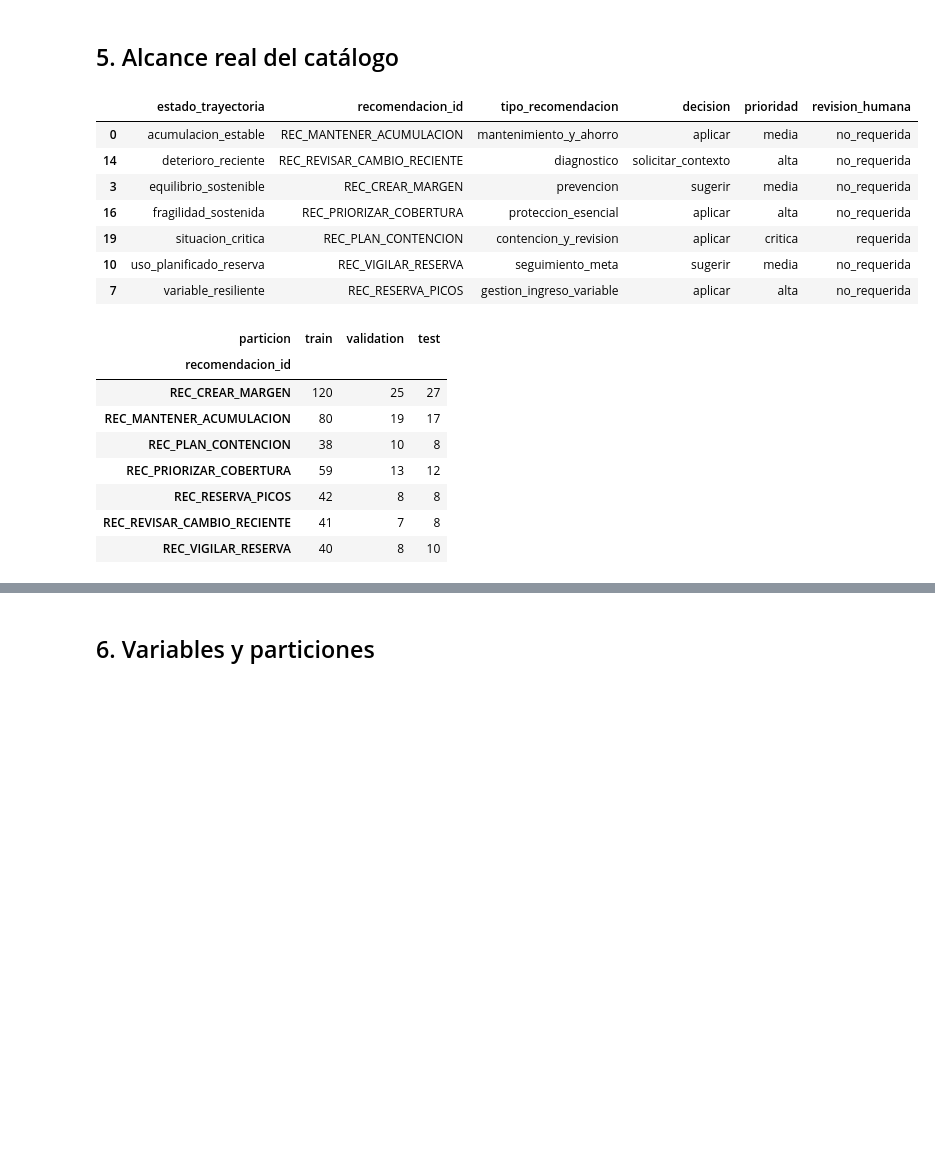
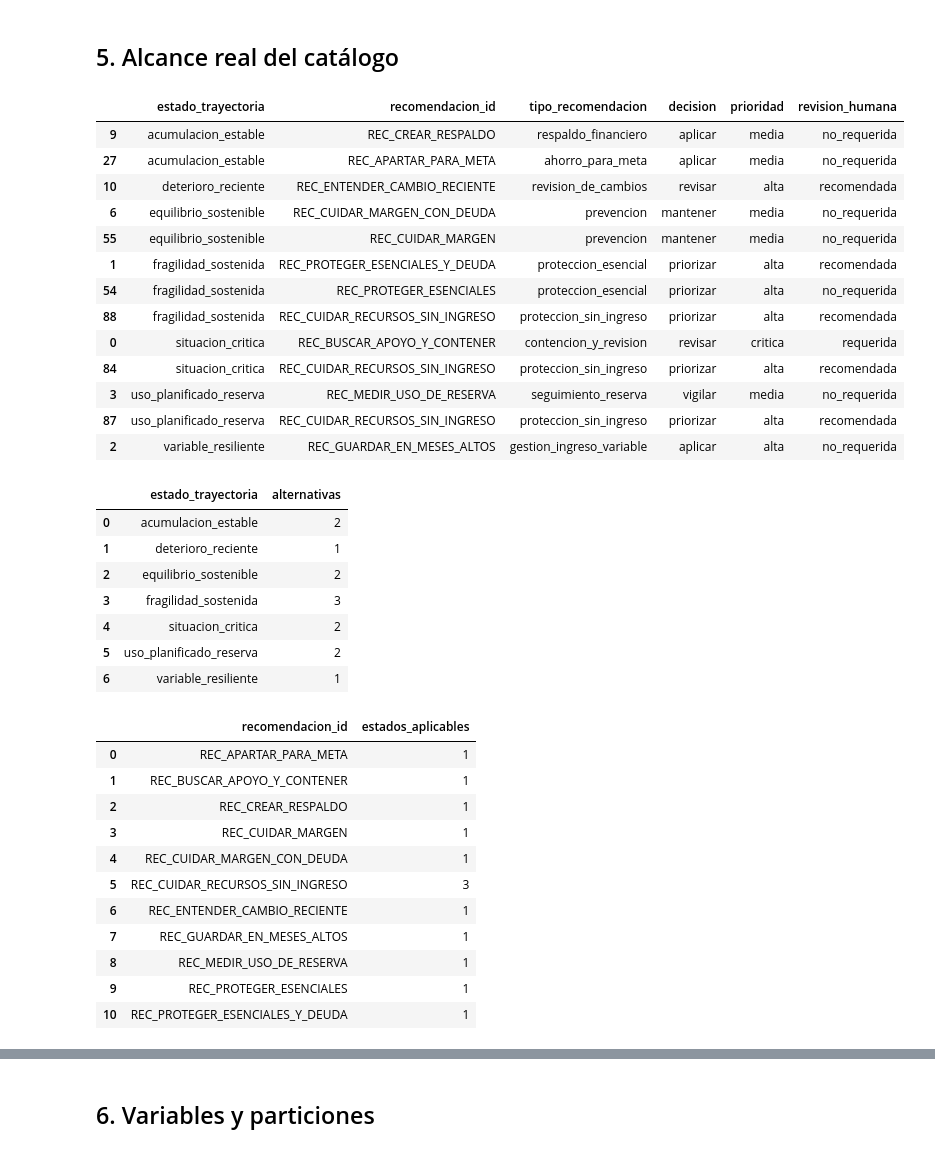
Before and after one commit to No-Country-simulation/G9-LATAM-Team-14, a Jupyter notebook: data-science/fincoach-mvp/Notebooks/05_motor_recomendaciones.ipynb, the cells around one changed output, grey strips where cells are left out. Drawn from its saved outputs; the diff is of its cells as text; code cells hidden in the pictures; blank space fills up the shorter version.

```diff
--- a/data-science/fincoach-mvp/Notebooks/05_motor_recomendaciones.ipynb
+++ b/data-science/fincoach-mvp/Notebooks/05_motor_recomendaciones.ipynb
@@ -213,43 +291,62 @@ assert errores_union['errores'].eq(0).all(), 'La unión con los estados del note
 ## 5. Alcance real del catálogo
 # %%
 #Auditar catálogo
-recomendacion_por_estado = datos.groupby('estado_trayectoria')['recomendacion_id'].nunique()
-estado_por_recomendacion = datos.groupby('recomendacion_id')['estado_trayectoria'].nunique()
+recomendaciones_por_estado = datos.groupby('estado_trayectoria')['recomendacion_id'].nunique()
+estados_por_recomendacion = datos.groupby('recomendacion_id')['estado_trayectoria'].nunique()
 cobertura_recomendaciones = pd.crosstab(
     datos['recomendacion_id'],
     datos['particion'],
 ).reindex(columns=['train', 'validation', 'test'], fill_value=0)
 
 correspondencia_catalogo = datos[[
     'estado_trayectoria',
     'recomendacion_id',
     'tipo_recomendacion',
     'decision',
     'prioridad',
     'revision_humana',
 ]].drop_duplicates().sort_values('estado_trayectoria')
 
 display(correspondencia_catalogo)
+display(recomendaciones_por_estado.rename('alternativas').reset_index())
+display(estados_por_recomendacion.rename('estados_aplicables').reset_index())
 display(cobertura_recomendaciones)
 
-assert recomendacion_por_estado.eq(1).all(), 'Un estado tiene más de una recomendación en el catálogo'
-assert estado_por_recomendacion.eq(1).all(), 'Una recomendación pertenece a varios estados'
-assert cobertura_recomendaciones.gt(0).all().all(), 'Alguna recomendación no aparece en todas las particiones'
+assert recomendaciones_por_estado.ge(1).all(), 'Existe un estado sin recomendación disponible'
+assert cobertura_recomendaciones['train'].gt(0).all(), 'Alguna recomendación no tiene ejemplos de entrenamiento'
+assert cobertura_recomendaciones['test'].gt(0).all(), 'Alguna recomendación no tiene ejemplos de prueba'
 # %% [output]
 |  | estado_trayectoria | recomendacion_id | tipo_recomendacion | decision | prioridad | revision_humana |
-| 0 | acumulacion_estable | REC_MANTENER_ACUMULACION | mantenimiento_y_ahorro | aplicar | media | no_requerida |
-| 14 | deterioro_reciente | REC_REVISAR_CAMBIO_RECIENTE | diagnostico | solicitar_contexto | alta | no_requerida |
-| 3 | equilibrio_sostenible | REC_CREAR_MARGEN | prevencion | sugerir | media | no_requerida |
-| 16 | fragilidad_sostenida | REC_PRIORIZAR_COBERTURA | proteccion_esencial | aplicar | alta | no_requerida |
-| 19 | situacion_critica | REC_PLAN_CONTENCION | contencion_y_revision | aplicar | critica | requerida |
-| 10 | uso_planificado_reserva | REC_VIGILAR_RESERVA | seguimiento_meta | sugerir | media | no_requerida |
-| 7 | variable_resiliente | REC_RESERVA_PICOS | gestion_ingreso_variable | aplicar | alta | no_requerida |
+| 9 | acumulacion_estable | REC_CREAR_RESPALDO | respaldo_financiero | aplicar | media | no_requerida |
+| 27 | acumulacion_estable | REC_APARTAR_PARA_META | ahorro_para_meta | aplicar | media | no_requerida |
+| 10 | deterioro_reciente | REC_ENTENDER_CAMBIO_RECIENTE | revision_de_cambios | revisar | alta | recomendada |
+| 6 | equilibrio_sostenible | REC_CUIDAR_MARGEN_CON_DEUDA | prevencion | mantener | media | no_requerida |
+| 55 | equilibrio_sostenible | REC_CUIDAR_MARGEN | prevencion | mantener | media | no_requerida |
+| 1 | fragilidad_sostenida | REC_PROTEGER_ESENCIALES_Y_DEUDA | proteccion_esencial | priorizar | alta | recomendada |
+| 54 | fragilidad_sostenida | REC_PROTEGER_ESENCIALES | proteccion_esencial | priorizar | alta | no_requerida |
+| 88 | fragilidad_sostenida | REC_CUIDAR_RECURSOS_SIN_INGRESO | proteccion_sin_ingreso | priorizar | alta | recomendada |
+| 0 | situacion_critica | REC_BUSCAR_APOYO_Y_CONTENER | contencion_y_revision | revisar | critica | requerida |
+| 84 | situacion_critica | REC_CUIDAR_RECURSOS_SIN_INGRESO | proteccion_sin_ingreso | priorizar | alta | recomendada |
+| 3 | uso_planificado_reserva | REC_MEDIR_USO_DE_RESERVA | seguimiento_reserva | vigilar | media | no_requerida |
+| 87 | uso_planificado_reserva | REC_CUIDAR_RECURSOS_SIN_INGRESO | proteccion_sin_ingreso | priorizar | alta | recomendada |
+| 2 | variable_resiliente | REC_GUARDAR_EN_MESES_ALTOS | gestion_ingreso_variable | aplicar | alta | no_requerida |
-| particion | train | validation | test |
-| recomendacion_id |  |  |  |
-| REC_CREAR_MARGEN | 120 | 25 | 27 |
-| REC_MANTENER_ACUMULACION | 80 | 19 | 17 |
-| REC_PLAN_CONTENCION | 38 | 10 | 8 |
-| REC_PRIORIZAR_COBERTURA | 59 | 13 | 12 |
-| REC_RESERVA_PICOS | 42 | 8 | 8 |
-| REC_REVISAR_CAMBIO_RECIENTE | 41 | 7 | 8 |
-| REC_VIGILAR_RESERVA | 40 | 8 | 10 |
+|  | estado_trayectoria | alternativas |
+| 0 | acumulacion_estable | 2 |
+| 1 | deterioro_reciente | 1 |
+| 2 | equilibrio_sostenible | 2 |
+| 3 | fragilidad_sostenida | 3 |
+| 4 | situacion_critica | 2 |
+| 5 | uso_planificado_reserva | 2 |
+| 6 | variable_resiliente | 1 |
+|  | recomendacion_id | estados_aplicables |
+| 0 | REC_APARTAR_PARA_META | 1 |
+| 1 | REC_BUSCAR_APOYO_Y_CONTENER | 1 |
+| 2 | REC_CREAR_RESPALDO | 1 |
+| 3 | REC_CUIDAR_MARGEN | 1 |
+| 4 | REC_CUIDAR_MARGEN_CON_DEUDA | 1 |
+| 5 | REC_CUIDAR_RECURSOS_SIN_INGRESO | 3 |
+| 6 | REC_ENTENDER_CAMBIO_RECIENTE | 1 |
+| 7 | REC_GUARDAR_EN_MESES_ALTOS | 1 |
+| 8 | REC_MEDIR_USO_DE_RESERVA | 1 |
+| 9 | REC_PROTEGER_ESENCIALES | 1 |
+| 10 | REC_PROTEGER_ESENCIALES_Y_DEUDA | 1 |
```
Also changed, not shown: parts of 21 cells of this notebook, 34 other files.
